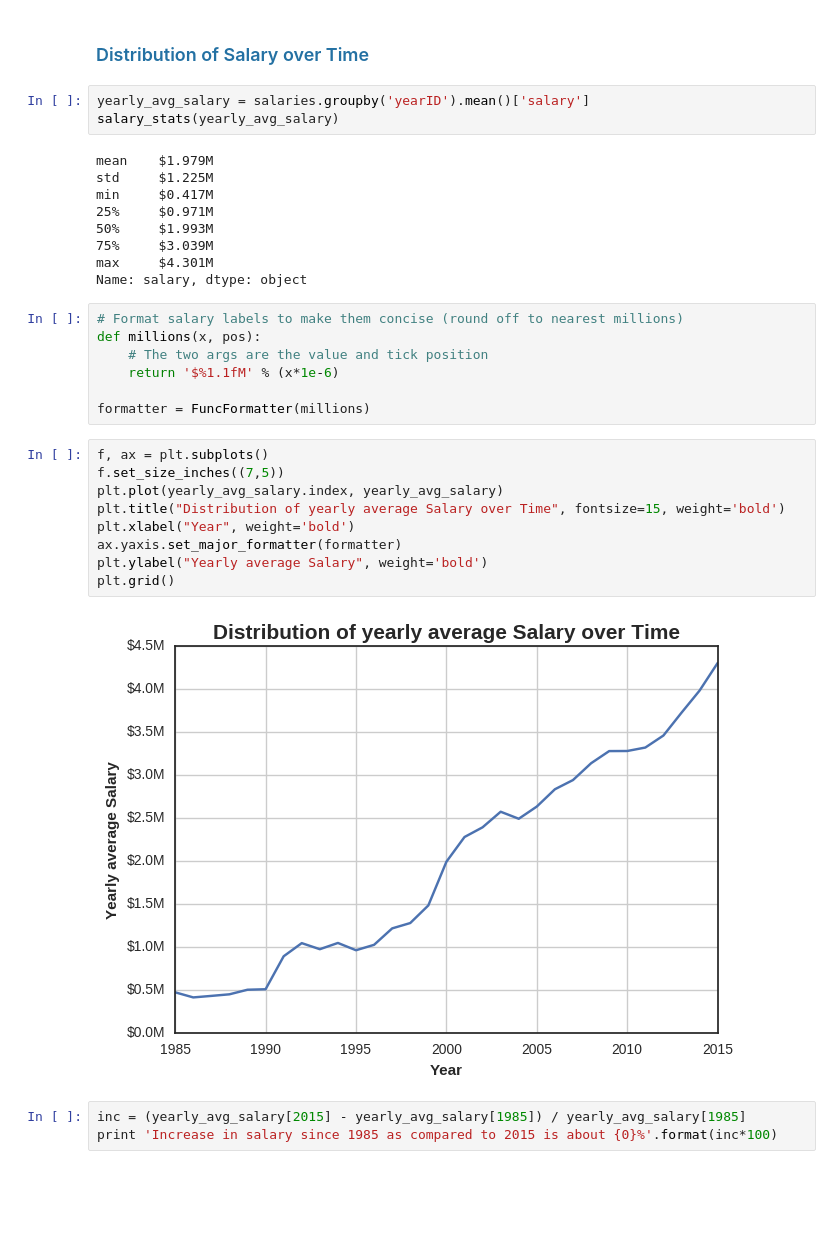
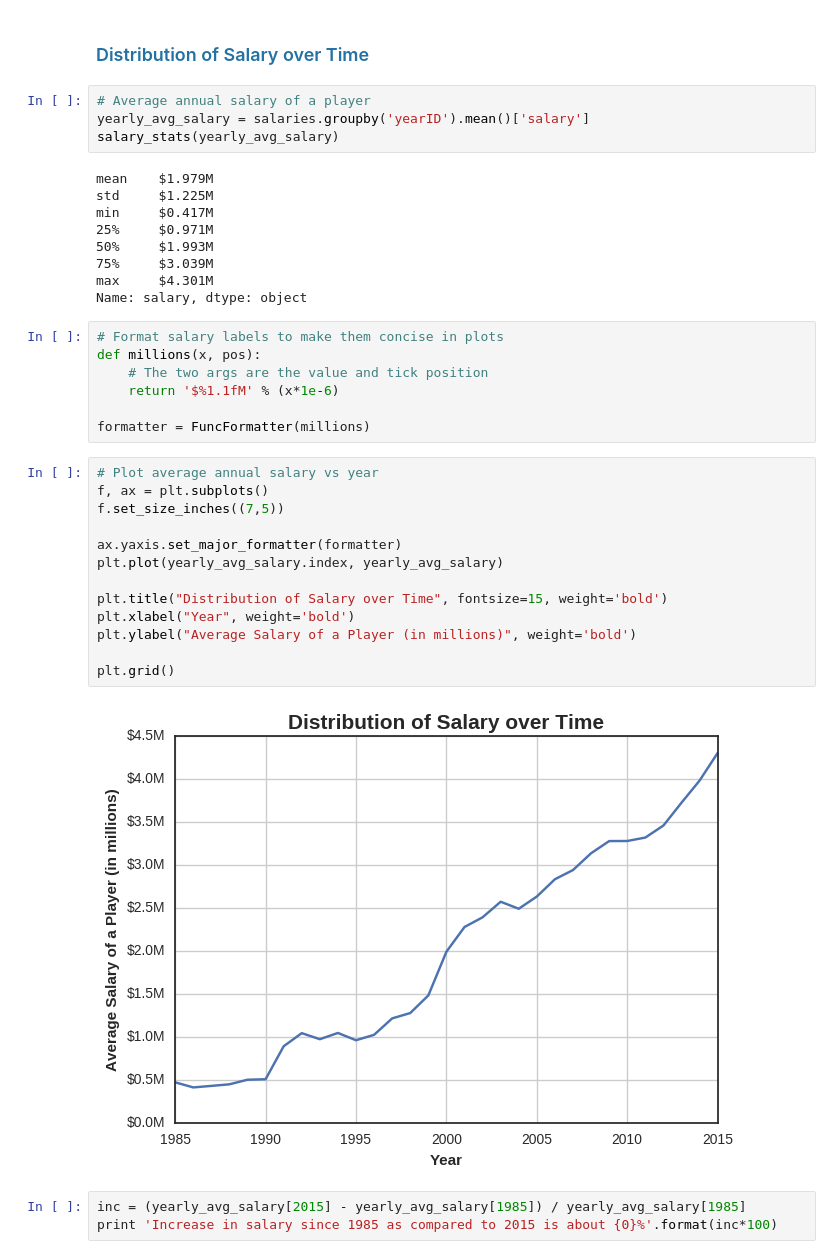
Before and after one commit to bonamprabhu/baseball-statistics, a Jupyter notebook: baseball-statistics.ipynb, the cells around one changed output. Saved outputs shown, nothing was run; the diff lists cells and outputs as text; blank space fills up the shorter version.

```diff
--- a/baseball-statistics.ipynb
+++ b/baseball-statistics.ipynb
@@ -47,6 +55,7 @@ memory usage: 999.1+ KB
 # %% [markdown]
 ### <span style="color:#2471A3">Distribution of Salary over Time</span>
 # %%
+# Average annual salary of a player
 yearly_avg_salary = salaries.groupby('yearID').mean()['salary']
 salary_stats(yearly_avg_salary)
 # %% [output]
@@ -59,23 +68,27 @@ min     $0.417M
 max     $4.301M
 Name: salary, dtype: object
 # %%
-# Format salary labels to make them concise (round off to nearest millions)
+# Format salary labels to make them concise in plots
 def millions(x, pos):
     # The two args are the value and tick position
     return '$%1.1fM' % (x*1e-6)
 
 formatter = FuncFormatter(millions)
 # %%
+# Plot average annual salary vs year
 f, ax = plt.subplots()
 f.set_size_inches((7,5))
+
+ax.yaxis.set_major_formatter(formatter)
 plt.plot(yearly_avg_salary.index, yearly_avg_salary)
-plt.title("Distribution of yearly average Salary over Time", fontsize=15, weight='bold')
+
+plt.title("Distribution of Salary over Time", fontsize=15, weight='bold')
 plt.xlabel("Year", weight='bold')
-ax.yaxis.set_major_formatter(formatter)
-plt.ylabel("Yearly average Salary", weight='bold')
+plt.ylabel("Average Salary of a Player (in millions)", weight='bold')
+
 plt.grid()
 # %% [output]
-[figure, old version]
+[figure, new version]
 # %%
 inc = (yearly_avg_salary[2015] - yearly_avg_salary[1985]) / yearly_avg_salary[1985]
 print 'Increase in salary since 1985 as compared to 2015 is about {0}%'.format(inc*100)
```
Also changed, not shown: parts of 23 cells of this notebook, 1 other file.
